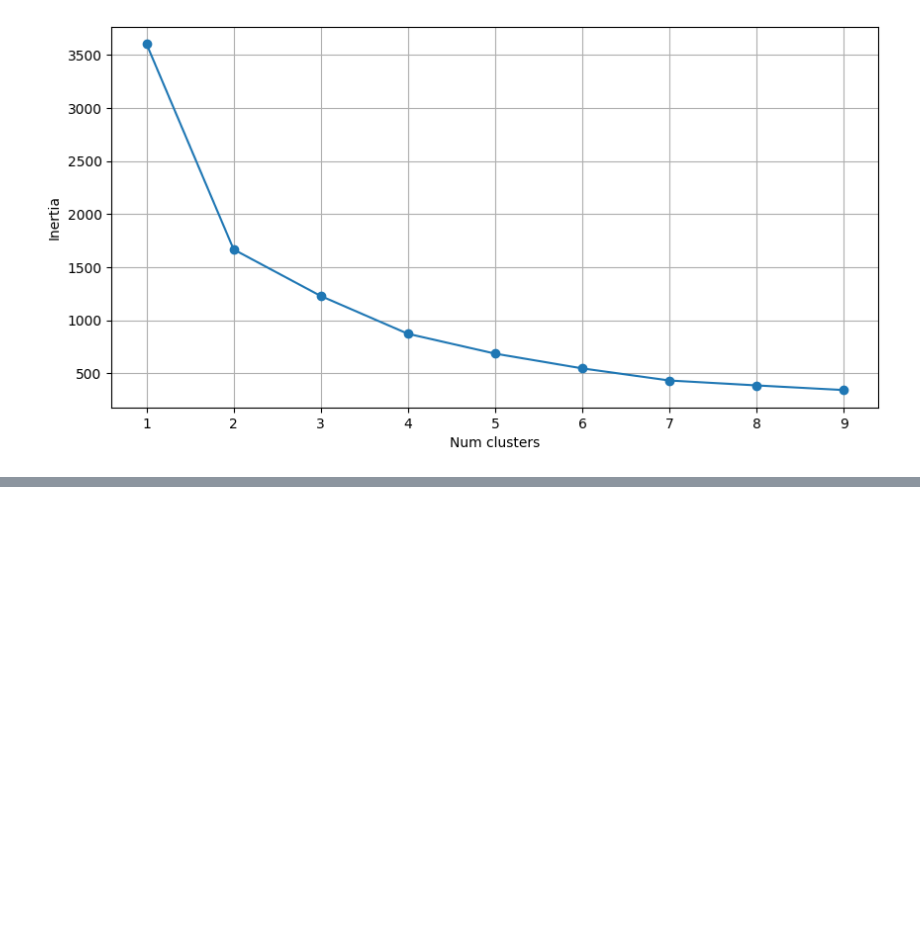
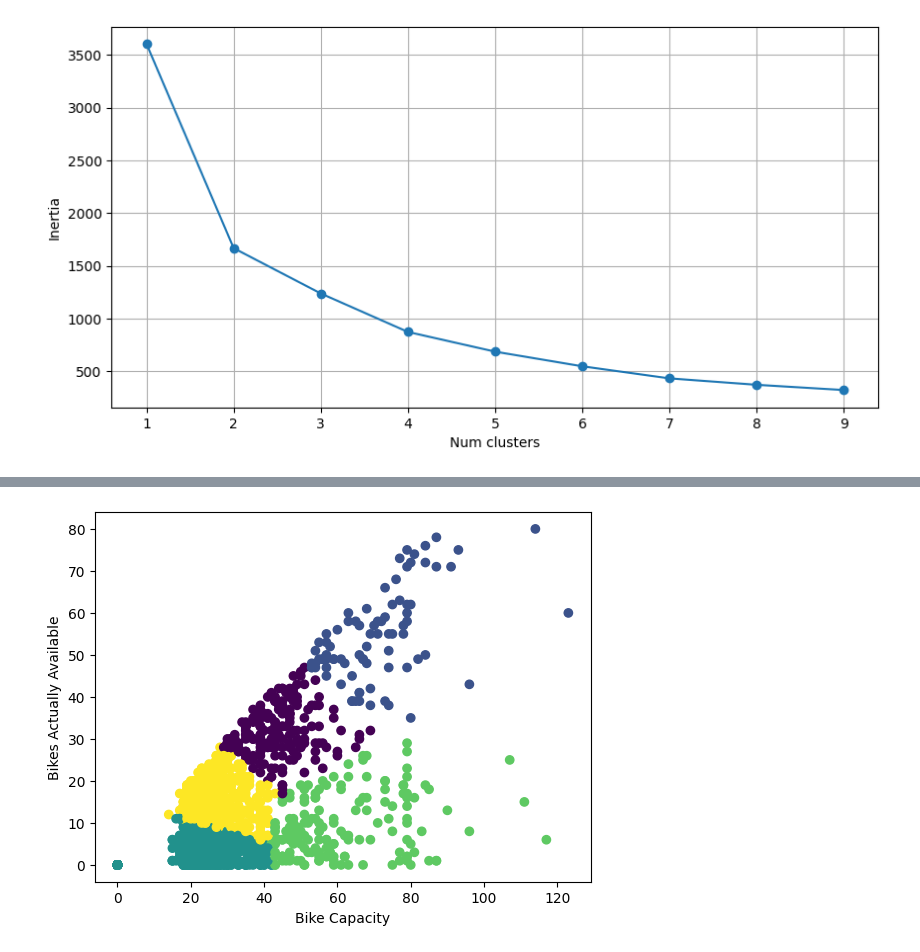
Before and after one commit to KauMah/kmeans, a Jupyter notebook: Kmeans (with meaning).ipynb, the cells around one changed output, grey strips where cells are left out. Saved outputs shown, nothing was run; the diff lists cells and outputs as text; code cells hidden in the pictures; blank space fills up the shorter version.

```diff
--- a/Kmeans (with meaning).ipynb
+++ b/Kmeans (with meaning).ipynb
@@ -141,0 +152,7 @@ plt.show()
+# %%
+plt.scatter(x=data[xcol], y=data[ycol], c=data['5k'])
+plt.xlabel('Bike Capacity')
+plt.ylabel('Bikes Actually Available')
+plt.show()
+# %% [output]
+[figure, added]
```
Also changed, not shown: parts of 5 cells of this notebook.
